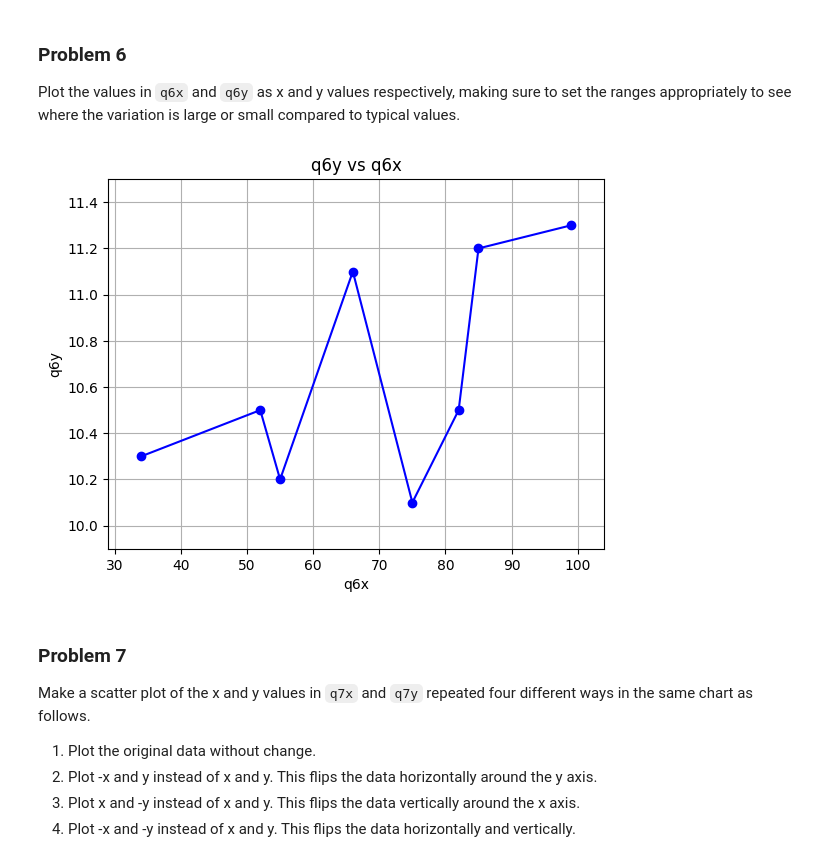
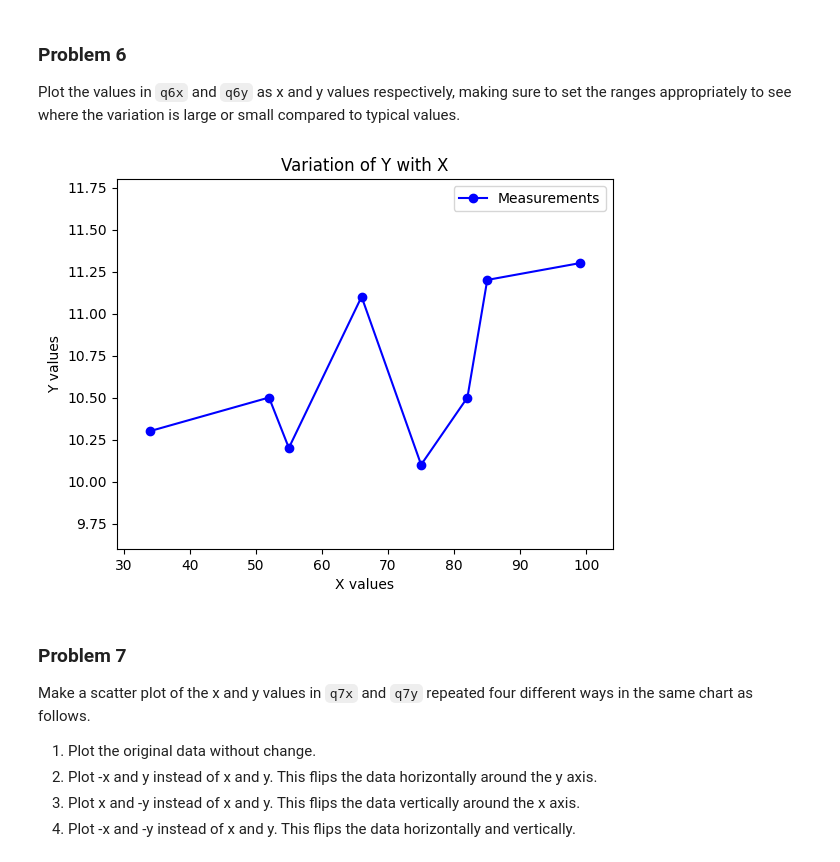
Before and after one commit to farinaz-hatami/dx602-homework-05, a Jupyter notebook: homework.ipynb, the cells around one changed output. Saved outputs shown, nothing was run; the diff lists cells and outputs as text; code cells hidden in the pictures.

```diff
--- a/homework.ipynb
+++ b/homework.ipynb
@@ -195,18 +198,22 @@ q6y = [10.3, 10.5, 10.2, 11.1, 10.1, 10.5, 11.2, 11.3]
 # %%
 # YOUR CHANGES HERE
 
-plt.plot(q6x, q6y, marker="o", linestyle="-", color="blue")
-plt.xlabel("q6x")
-plt.ylabel("q6y")
-plt.title("q6y vs q6x")
+plt.plot(q6x, q6y, color='blue', marker='o', label='Measurements')
 
+# Labels and title
+plt.xlabel('X values')
+plt.ylabel('Y values')
+plt.title('Variation of Y with X')
+plt.legend()
+
+# Set axes limits to focus on variations
 plt.xlim(min(q6x) - 5, max(q6x) + 5)
-plt.ylim(min(q6y) - 0.2, max(q6y) + 0.2)
+plt.ylim(min(q6y) - 0.5, max(q6y) + 0.5)
 
-plt.grid(True)
+# Show the plot
 plt.show()
 # %% [output]
-[figure, old version]
+[figure, new version]
 # %% [markdown]
 ### Problem 7
 
```
Also changed, not shown: parts of 18 cells of this notebook.
